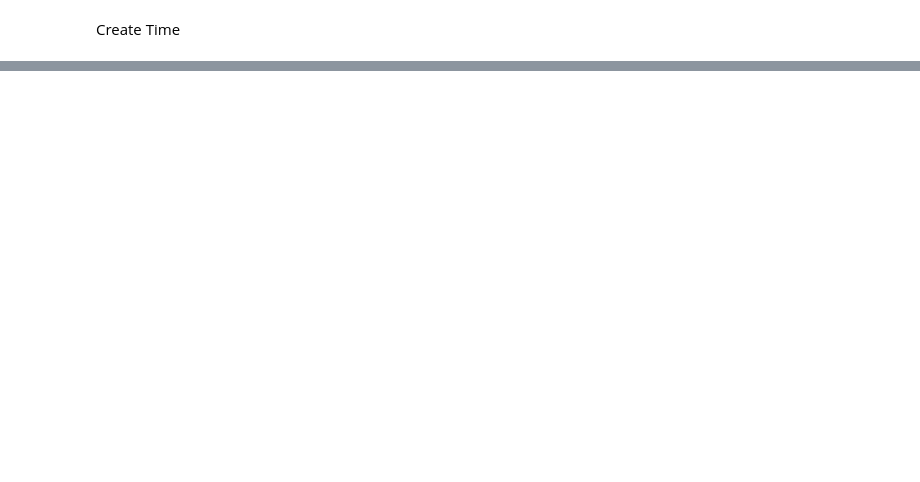
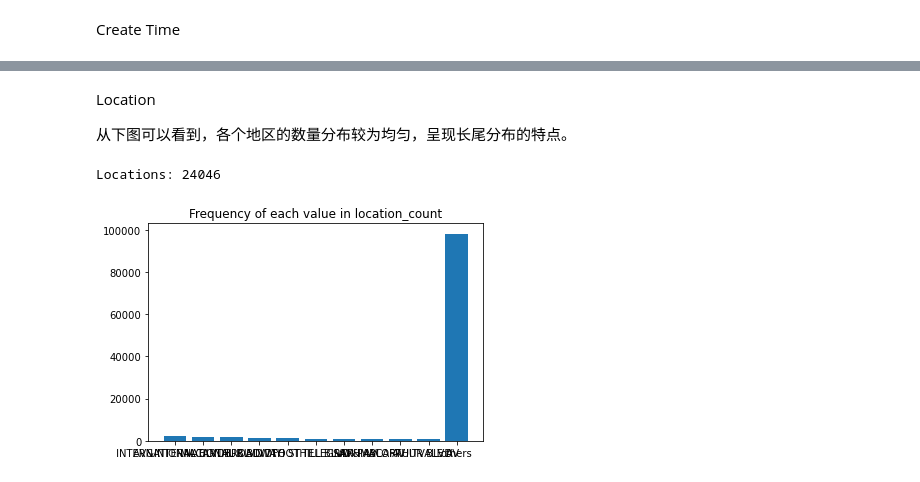
Before and after one commit to xinzwang/data-mining, a Jupyter notebook: Oakland Crime.ipynb, the cells around one changed output, grey strips where cells are left out. Cells and saved outputs as stored; diff of their text form; code cells hidden in the pictures; blank space fills up the shorter version.

```diff
--- a/Oakland Crime.ipynb
+++ b/Oakland Crime.ipynb
@@ -76,0 +77,6 @@ Have None:False   col:Closed Time
+# %%
+agency_val = []
+for row in data:
+	if not (row[0] in agency_val):
+		agency_val.append(row[0])
+print("Agency value:",agency_val)
@@ -90,0 +95,29 @@ time.struct_time(tm_year=2016, tm_mon=1, tm_mday=1, tm_hour=0, tm_min=0, tm_sec=
+# %% [markdown]
+Location
+
+从下图可以看到，各个地区的数量分布较为均匀，呈现长尾分布的特点。
+# %%
+location_count = {}
+for row in data:
+	if row[2] in location_count.keys():
+		location_count[row[2]] +=1
+	else:
+		location_count[row[2]] =1
+
+location_count_sorted = sorted(location_count.items(),key=lambda x: (x[1],x[0]),reverse=True)
+
+print("Locations:",len(location_count_sorted))
+# 绘制条形图
+x = [a[0] for a in location_count_sorted[0:10]]
+y = [a[1] for a in location_count_sorted[0:10]]
+_sum = 0
+for a in location_count_sorted[10:]:
+	_sum += a[1]
+x.append("others")
+y.append(_sum)
+plt.title("Frequency of each value in location_count")
+plt.bar(x,y)
+plt.show()
+# %% [output]
+Locations: 24046
+[figure, added]
```
Also changed, not shown: parts of 31 cells of this notebook, 2 other files.
